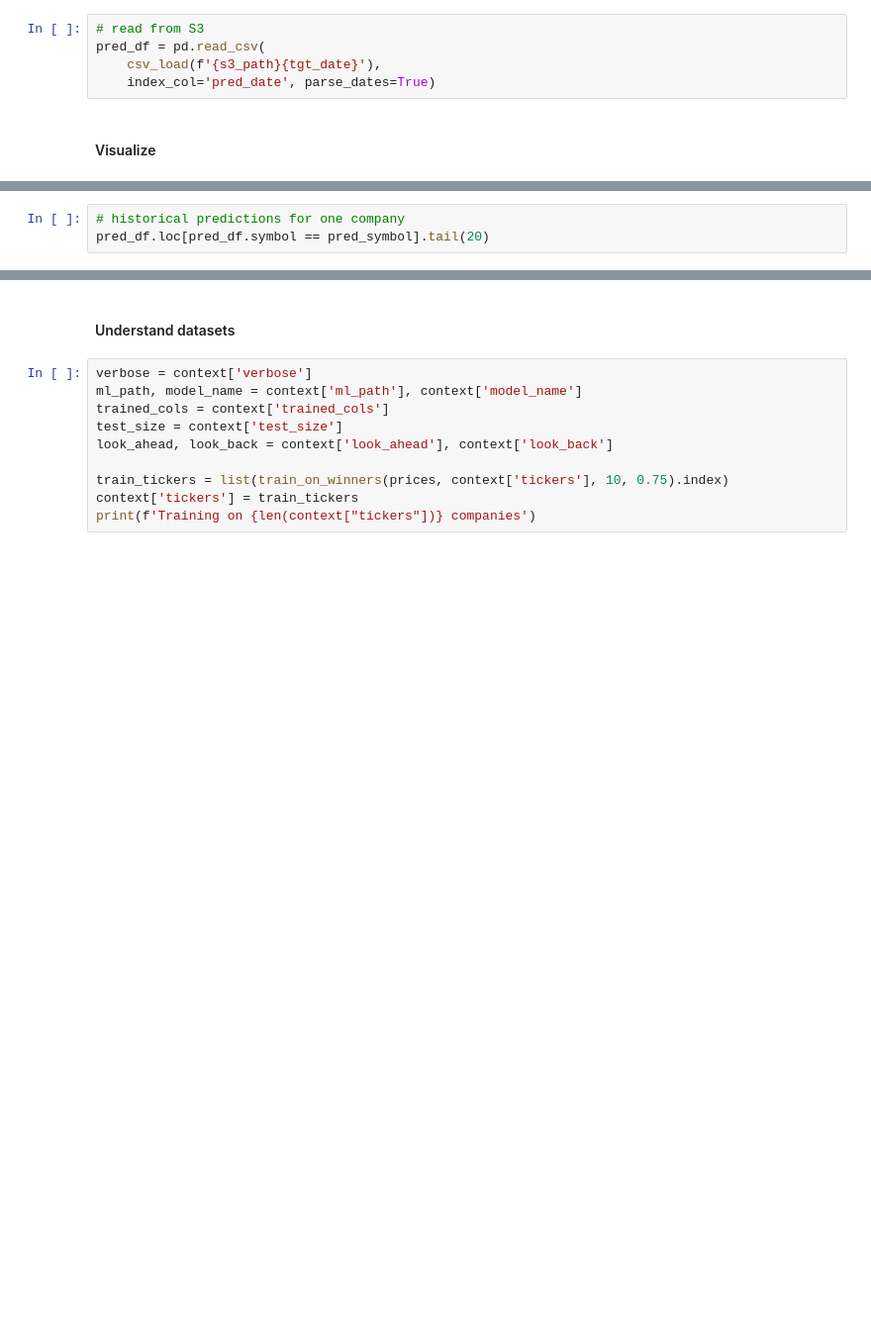
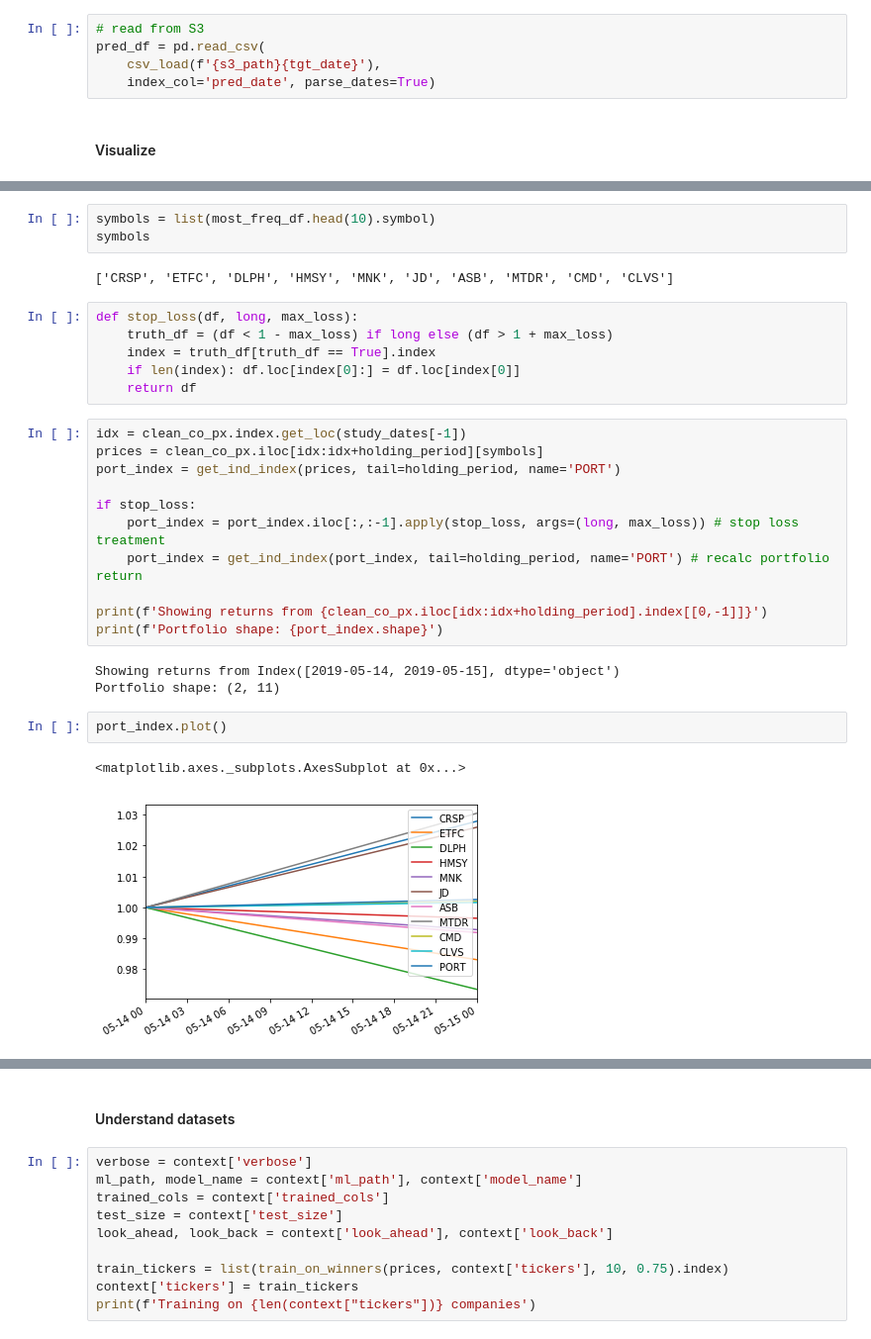
Before and after one commit to webclinic017/inception, a Jupyter notebook: notebooks/micro_TF.ipynb, the cells around one changed output, grey strips where cells are left out. Shown at 99% size. Cells and saved outputs as stored; diff of their text form; blank space fills up the shorter version.

```diff
--- a/notebooks/micro_TF.ipynb
+++ b/notebooks/micro_TF.ipynb
@@ -631,3 +685,30 @@ most_confident_df.loc[
-# %%
-# historical predictions for one company
-pred_df.loc[pred_df.symbol == pred_symbol].tail(20)
+# %%
+symbols = list(most_freq_df.head(10).symbol)
+symbols
+# %% [output]
+['CRSP', 'ETFC', 'DLPH', 'HMSY', 'MNK', 'JD', 'ASB', 'MTDR', 'CMD', 'CLVS']
+# %%
+def stop_loss(df, long, max_loss):
+    truth_df = (df < 1 - max_loss) if long else (df > 1 + max_loss)
+    index = truth_df[truth_df == True].index
+    if len(index): df.loc[index[0]:] = df.loc[index[0]]
+    return df
+# %%
+idx = clean_co_px.index.get_loc(study_dates[-1])
+prices = clean_co_px.iloc[idx:idx+holding_period][symbols]
+port_index = get_ind_index(prices, tail=holding_period, name='PORT')
+
+if stop_loss:
+    port_index = port_index.iloc[:,:-1].apply(stop_loss, args=(long, max_loss)) # stop loss treatment
+    port_index = get_ind_index(port_index, tail=holding_period, name='PORT') # recalc portfolio return
+
+print(f'Showing returns from {clean_co_px.iloc[idx:idx+holding_period].index[[0,-1]]}')
+print(f'Portfolio shape: {port_index.shape}')
+# %% [output]
+Showing returns from Index([2019-05-14, 2019-05-15], dtype='object')
+Portfolio shape: (2, 11)
+# %%
+port_index.plot()
+# %% [output]
+<matplotlib.axes._subplots.AxesSubplot at 0x...>
+[figure, added]
```
Also changed, not shown: parts of 28 cells of this notebook.
